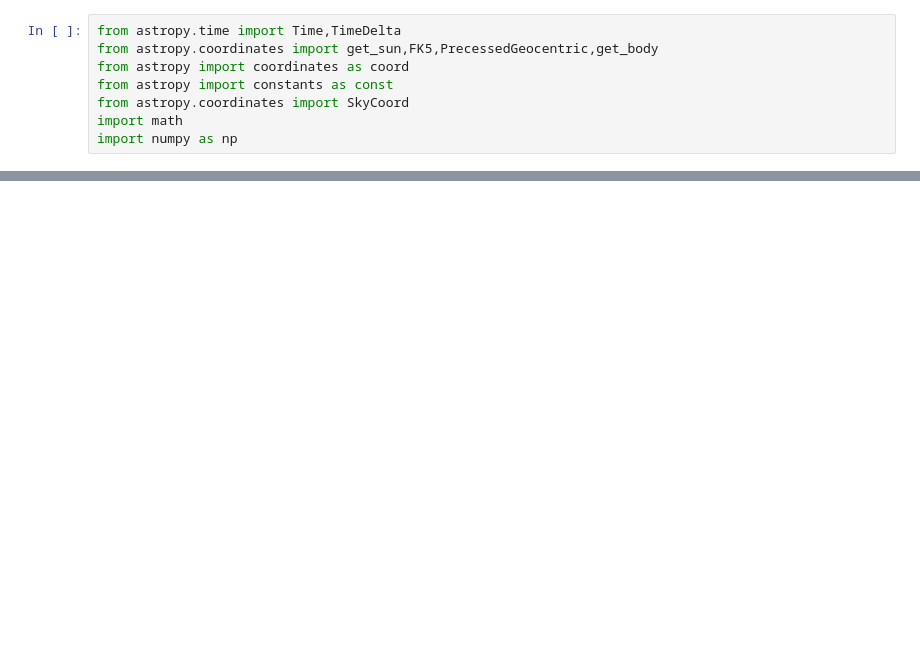
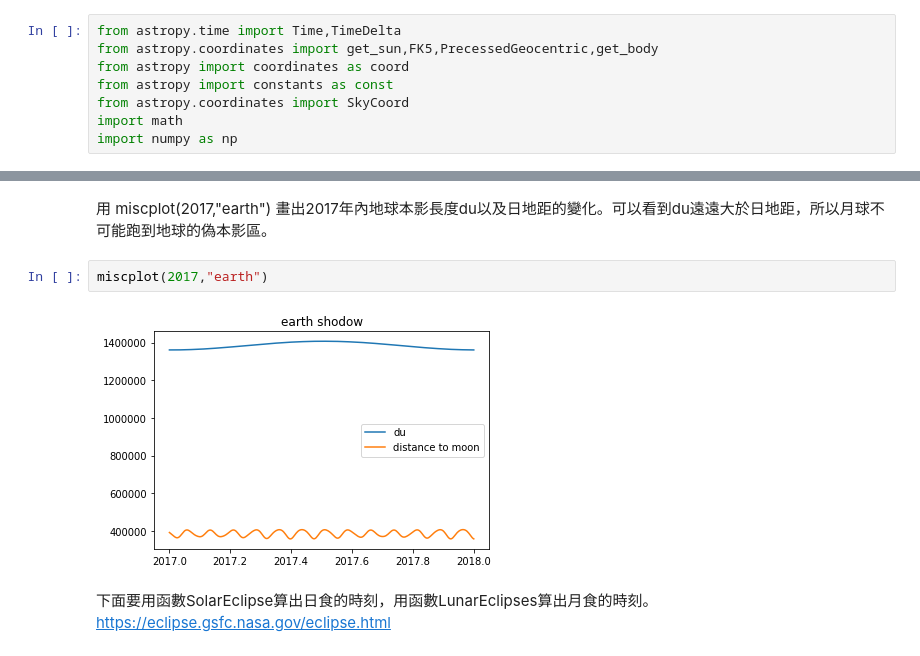
Before and after one commit to hjy1210/HelloWorld, a Jupyter notebook: CCalendar/CCalendar.ipynb, the cells around one changed output, grey strips where cells are left out. Saved outputs shown, nothing was run; the diff lists cells and outputs as text; blank space fills up the shorter version.

```diff
--- a/CCalendar/CCalendar.ipynb
+++ b/CCalendar/CCalendar.ipynb
@@ -409,2 +393,11 @@ WARNING: ErfaWarning: ERFA function "utctai" yielded 30 of "dubious year (Note 3
+# %% [markdown]
+用 miscplot(2017,"earth") 畫出2017年內地球本影長度du以及日地距的變化。可以看到du遠遠大於日地距，所以月球不可能跑到地球的偽本影區。
+# %%
+miscplot(2017,"earth")
+# %% [output]
+[figure, added]
+# %% [markdown]
+下面要用函數SolarEclipse算出日食的時刻，用函數LunarEclipses算出月食的時刻。
+https://eclipse.gsfc.nasa.gov/eclipse.html
 # %%
 # http://eclipse.gsfc.nasa.gov/eclipse.html 可查到歷年的日蝕月蝕的資料
```
Also changed, not shown: parts of 35 cells of this notebook, 49 other files.
